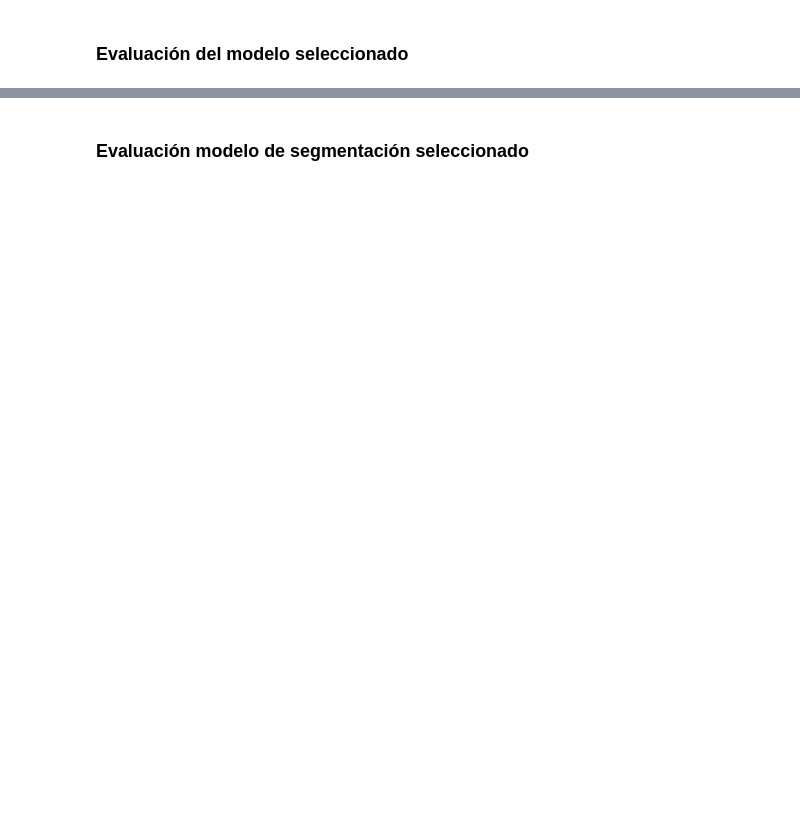
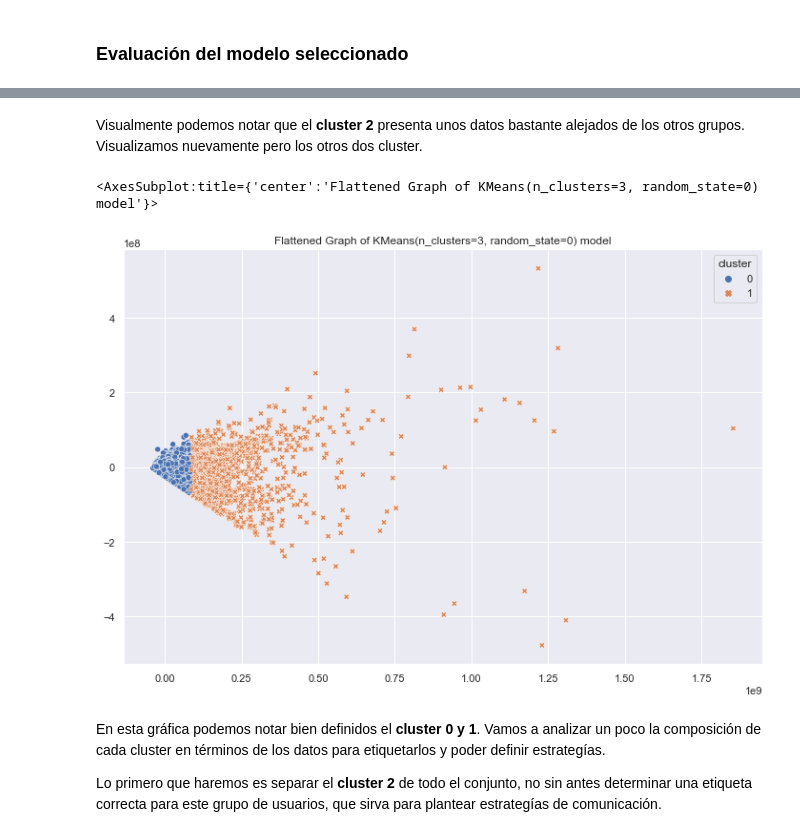
Before and after one commit to dazulu4/-qiip-technical-test, a Jupyter notebook: Parte3.ipynb, the cells around one changed output, grey strips where cells are left out. Drawn from its saved outputs; the diff is of its cells as text; code cells hidden in the pictures; blank space fills up the shorter version.

```diff
--- a/Parte3.ipynb
+++ b/Parte3.ipynb
@@ -148,2 +139,0 @@ sns.scatterplot(x=transformed[:,0], y=transformed[:,1], hue=grouped_df.cluster,
-# %% [markdown]
-### Evaluación modelo de segmentación seleccionado
@@ -223,0 +140,18 @@ def snake_plot(normalized_df, df_cluster, df_original, columns_vars):
+# %% [markdown]
+Visualmente podemos notar que el **cluster 2** presenta unos datos bastante alejados de los otros grupos. Visualizamos nuevamente pero los otros dos cluster.
+# %%
+temp_grouped_df = grouped_df[grouped_df.cluster != 2]
+
+transformed_ = PCA(n_components=2, random_state=1).fit_transform(temp_grouped_df)
+
+plt.figure(figsize=(12, 8))
+plt.title(f'Flattened Graph of {str(model_final)} model')
+sns.scatterplot(x=transformed_[:,0], y=transformed_[:,1], hue=temp_grouped_df.cluster,
+                style=temp_grouped_df.cluster, palette='deep')
+# %% [output]
+<AxesSubplot:title={'center':'Flattened Graph of KMeans(n_clusters=3, random_state=0) model'}>
+[figure, added]
+# %% [markdown]
+En esta gráfica podemos notar bien definidos el **cluster 0 y 1**. Vamos a analizar un poco la composición de cada cluster en términos de los datos para etiquetarlos y poder definir estrategías.
+
+Lo primero que haremos es separar el **cluster 2** de todo el conjunto, no sin antes determinar una etiqueta correcta para este grupo de usuarios, que sirva para plantear estrategías de comunicación.
```
Also changed, not shown: parts of 36 cells of this notebook, 7 other files.
